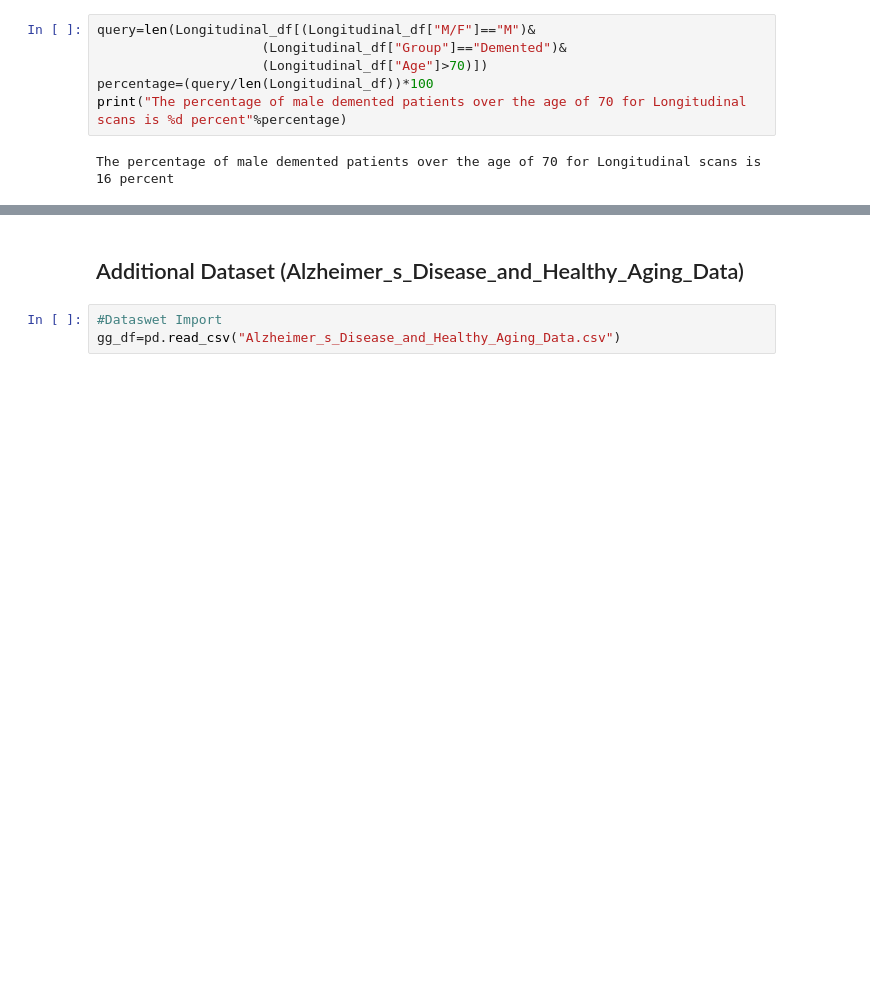
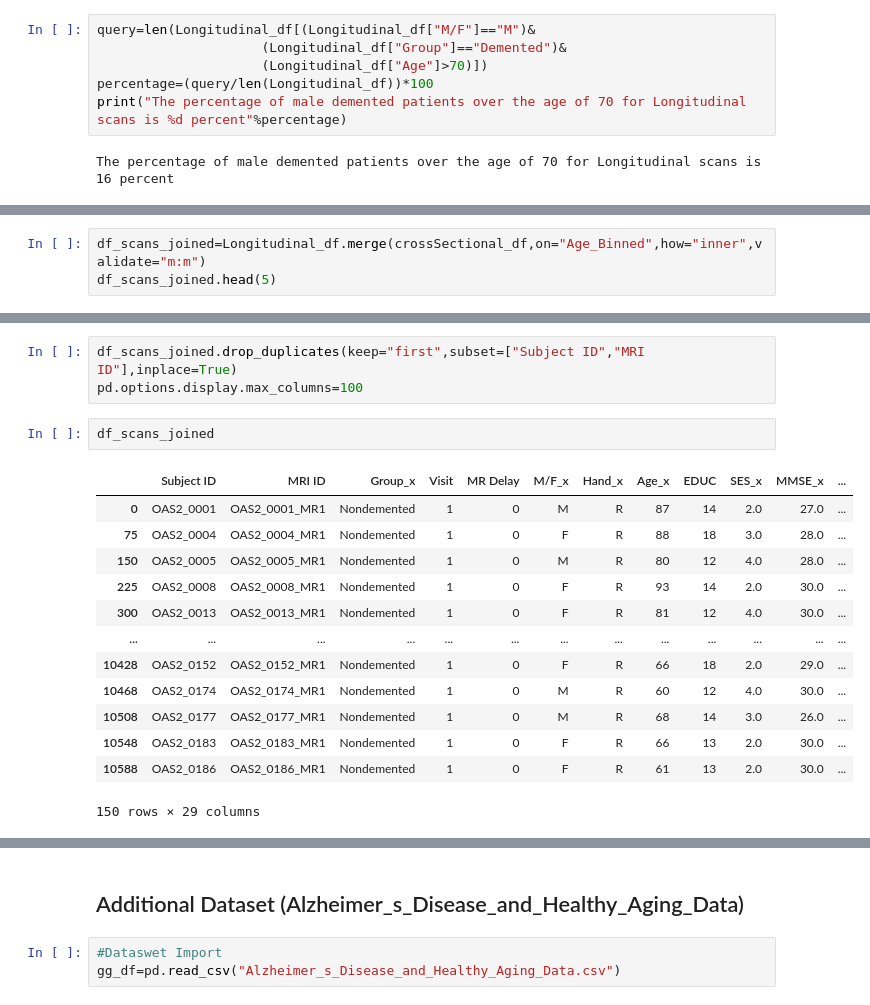
Before and after one commit to Rhaegar2012/CPSC-Project, a Jupyter notebook: CPSC-End of Term Project .ipynb, the cells around one changed output, grey strips where cells are left out. Cells and saved outputs as stored; diff of their text form; blank space fills up the shorter version.

```diff
--- a/CPSC-End of Term Project .ipynb
+++ b/CPSC-End of Term Project .ipynb
@@ -471,0 +482,3 @@ Visualization of data distribution across all groups for Longitudinal and Cross
+# %%
+df_scans_joined=Longitudinal_df.merge(crossSectional_df,on="Age_Binned",how="inner",validate="m:m")
+df_scans_joined.head(5)
@@ -471,0 +535,19 @@ Visualization of data distribution across all groups for Longitudinal and Cross
+# %%
+df_scans_joined.drop_duplicates(keep="first",subset=["Subject ID","MRI ID"],inplace=True)
+pd.options.display.max_columns=100
+# %%
+df_scans_joined
+# %% [output]
+|  | Subject ID | MRI ID | Group_x | Visit | MR Delay | M/F_x | Hand_x | Age_x | EDUC | SES_x | MMSE_x | ... |
+| 0 | OAS2_0001 | OAS2_0001_MR1 | Nondemented | 1 | 0 | M | R | 87 | 14 | 2.0 | 27.0 | ... |
+| 75 | OAS2_0004 | OAS2_0004_MR1 | Nondemented | 1 | 0 | F | R | 88 | 18 | 3.0 | 28.0 | ... |
+| 150 | OAS2_0005 | OAS2_0005_MR1 | Nondemented | 1 | 0 | M | R | 80 | 12 | 4.0 | 28.0 | ... |
+| 225 | OAS2_0008 | OAS2_0008_MR1 | Nondemented | 1 | 0 | F | R | 93 | 14 | 2.0 | 30.0 | ... |
+| 300 | OAS2_0013 | OAS2_0013_MR1 | Nondemented | 1 | 0 | F | R | 81 | 12 | 4.0 | 30.0 | ... |
+| ... | ... | ... | ... | ... | ... | ... | ... | ... | ... | ... | ... | ... |
+| 10428 | OAS2_0152 | OAS2_0152_MR1 | Nondemented | 1 | 0 | F | R | 66 | 18 | 2.0 | 29.0 | ... |
+| 10468 | OAS2_0174 | OAS2_0174_MR1 | Nondemented | 1 | 0 | M | R | 60 | 12 | 4.0 | 30.0 | ... |
+| 10508 | OAS2_0177 | OAS2_0177_MR1 | Nondemented | 1 | 0 | M | R | 68 | 14 | 3.0 | 26.0 | ... |
+| 10548 | OAS2_0183 | OAS2_0183_MR1 | Nondemented | 1 | 0 | F | R | 66 | 13 | 2.0 | 30.0 | ... |
+| 10588 | OAS2_0186 | OAS2_0186_MR1 | Nondemented | 1 | 0 | F | R | 61 | 13 | 2.0 | 30.0 | ... |
+150 rows × 29 columns
```
Also changed, not shown: parts of 19 cells of this notebook.
